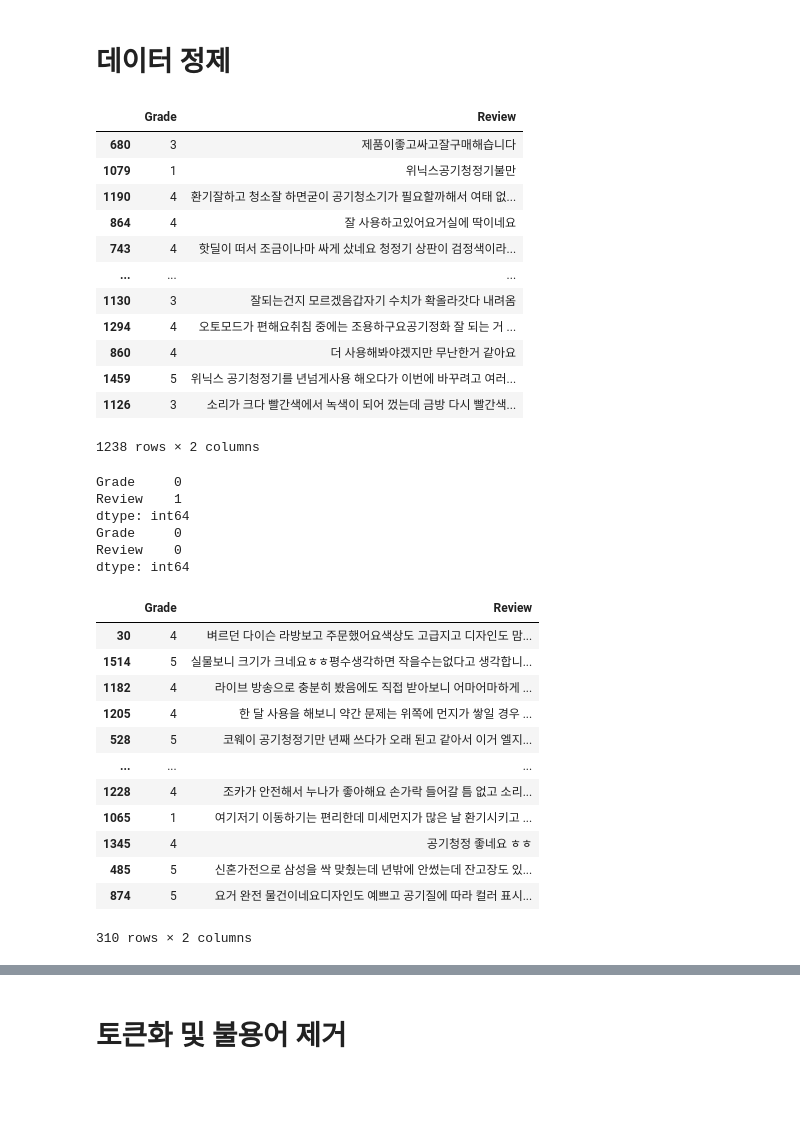
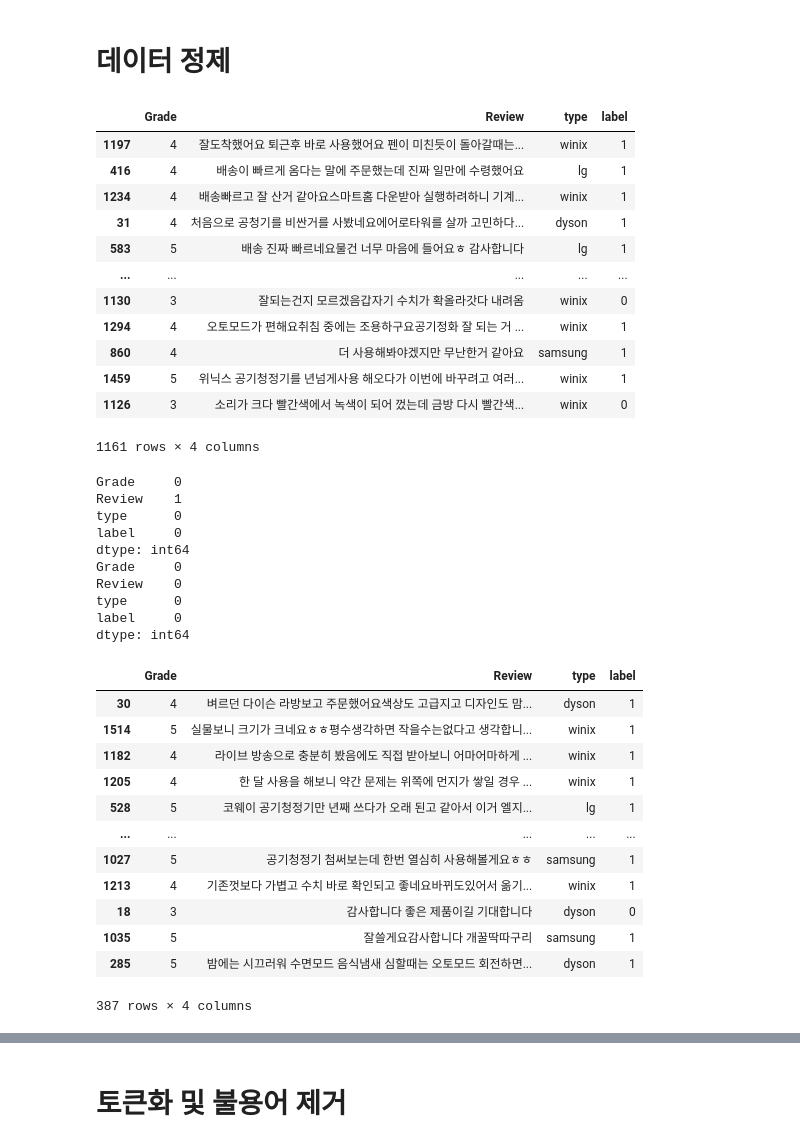
Before and after one commit to yskim1230/AIB_Section3-PJT_Deep-Learning, a Jupyter notebook: review_analysis_ipynb(별점).ipynb, the cells around one changed output, grey strips where cells are left out. Drawn from its saved outputs; the diff is of its cells as text; code cells hidden in the pictures; blank space fills up the shorter version.

```diff
--- a/review_analysis_ipynb(별점).ipynb
+++ b/review_analysis_ipynb(별점).ipynb
@@ -72,3 +72,6 @@ df
 | 1546 | 5 | 제가 생각했던거보다 크기가 커서 상당히 놀랐지만 무겁지는 않... | winix |
 | 1547 | 5 | 어제 주문했는데 오늘 오전도착이요\n특급배송이네요^^2년동안... | winix |
 1548 rows × 3 columns
+# %%
+# 4점이상이면 긍정으로 간주하고 label = 1, 3점미만이면 부정으로 간주하고 label = 0
+df['label'] = np.select([df.Grade>3], [1], default =0)
@@ -85,0 +96,5 @@ X_train, X_test, y_train, y_test = train_test_split(X, y, test_size=0.2, random_
+# %%
+from sklearn.model_selection import train_test_split
+train_data, test_data = train_test_split(df, test_size = 0.25, random_state=42)
+print(len(train_data))
+print(len(test_data))
@@ -87,54 +113,58 @@ X_train, X_test, y_train, y_test = train_test_split(X, y, test_size=0.2, random_
 # 데이터 정제
 # %%
 #train셋  정규표현식 사용, 한글과 공백을 제외하고 모두 제거
-X_train['Review'] = X_train['Review'].str.replace("[^ㄱ-ㅎㅏ-ㅣ가-힝 ]","")
-X_train
+train_data['Review'] = train_data['Review'].str.replace("[^ㄱ-ㅎㅏ-ㅣ가-힝 ]","")
+train_data
 # %% [output]
-|  | Grade | Review |
-| 680 | 3 | 제품이좋고싸고잘구매해습니다 |
-| 1079 | 1 | 위닉스공기청정기불만 |
-| 1190 | 4 | 환기잘하고 청소잘 하면굳이 공기청소기가 필요할까해서 여태 없... |
-| 864 | 4 | 잘 사용하고있어요거실에 딱이네요 |
-| 743 | 4 | 핫딜이 떠서 조금이나마 싸게 샀네요 청정기 상판이 검정색이라... |
-| ... | ... | ... |
-| 1130 | 3 | 잘되는건지 모르겠음갑자기 수치가 확올라갓다 내려옴 |
-| 1294 | 4 | 오토모드가 편해요취침 중에는 조용하구요공기정화 잘 되는 거 ... |
-| 860 | 4 | 더 사용해봐야겠지만 무난한거 같아요 |
-| 1459 | 5 | 위닉스 공기청정기를 년넘게사용 해오다가 이번에 바꾸려고 여러... |
-| 1126 | 3 | 소리가 크다 빨간색에서 녹색이 되어 껐는데 금방 다시 빨간색... |
+|  | Grade | Review | type | label |
+| 1197 | 4 | 잘도착했어요 퇴근후 바로 사용했어요 펜이 미친듯이 돌아갈때는... | winix | 1 |
+| 416 | 4 | 배송이 빠르게 옴다는 말에 주문했는데 진짜 일만에 수령했어요 | lg | 1 |
+| 1234 | 4 | 배송빠르고 잘 산거 같아요스마트홈 다운받아 실행하려하니 기계... | winix | 1 |
+| 31 | 4 | 처음으로 공청기를 비싼거를 사봤네요에어로타워를 살까 고민하다... | dyson | 1 |
+| 583 | 5 | 배송 진짜 빠르네요물건 너무 마음에 들어요ㅎ 감사합니다 | lg | 1 |
+| ... | ... | ... | ... | ... |
+| 1130 | 3 | 잘되는건지 모르겠음갑자기 수치가 확올라갓다 내려옴 | winix | 0 |
+| 1294 | 4 | 오토모드가 편해요취침 중에는 조용하구요공기정화 잘 되는 거 ... | winix | 1 |
+| 860 | 4 | 더 사용해봐야겠지만 무난한거 같아요 | samsung | 1 |
+| 1459 | 5 | 위닉스 공기청정기를 년넘게사용 해오다가 이번에 바꾸려고 여러... | winix | 1 |
+| 1126 | 3 | 소리가 크다 빨간색에서 녹색이 되어 껐는데 금방 다시 빨간색... | winix | 0 |
-1238 rows × 2 columns
+1161 rows × 4 columns
 # %%
 # train셋 nan 확인
-X_train['Review'].replace('', np.nan, inplace = True)
-print(X_train.isnull().sum())
+train_data['Review'].replace('', np.nan, inplace = True)
+print(train_data.isnull().sum())
 
 # train셋  nan 제거
-X_train = X_train.dropna(how='any')
-print(X_train.isnull().sum())
+train_data = train_data.dropna(how='any')
+print(train_data.isnull().sum())
 # %% [output]
 Grade     0
 Review    1
+type      0
+label     0
 dtype: int64
 Grade     0
 Review    0
+type      0
+label     0
 dtype: int64
 # %%
 #test셋  정규표현식 사용, 한글과 공백을 제외하고 모두 제거
-X_test['Review'] = X_test['Review'].str.replace("[^ㄱ-ㅎㅏ-ㅣ가-힝 ]","")
-X_test
+test_data['Review'] = test_data['Review'].str.replace("[^ㄱ-ㅎㅏ-ㅣ가-힝 ]","")
+test_data
 # %% [output]
-|  | Grade | Review |
-| 30 | 4 | 벼르던 다이슨 라방보고 주문했어요색상도 고급지고 디자인도 맘... |
-| 1514 | 5 | 실물보니 크기가 크네요ㅎㅎ평수생각하면 작을수는없다고 생각합니... |
-| 1182 | 4 | 라이브 방송으로 충분히 봤음에도 직접 받아보니 어마어마하게 ... |
-| 1205 | 4 | 한 달 사용을 해보니 약간 문제는 위쪽에 먼지가 쌓일 경우 ... |
-| 528 | 5 | 코웨이 공기청정기만 년째 쓰다가 오래 된고 같아서 이거 엘지... |
-| ... | ... | ... |
-| 1228 | 4 | 조카가 안전해서 누나가 좋아해요 손가락 들어갈 틈 없고 소리... |
-| 1065 | 1 | 여기저기 이동하기는 편리한데 미세먼지가 많은 날 환기시키고 ... |
-| 1345 | 4 | 공기청정 좋네요 ㅎㅎ |
-| 485 | 5 | 신혼가전으로 삼성을 싹 맞췄는데 년밖에 안썼는데 잔고장도 있... |
-| 874 | 5 | 요거 완전 물건이네요디자인도 예쁘고 공기질에 따라 컬러 표시... |
+|  | Grade | Review | type | label |
+| 30 | 4 | 벼르던 다이슨 라방보고 주문했어요색상도 고급지고 디자인도 맘... | dyson | 1 |
+| 1514 | 5 | 실물보니 크기가 크네요ㅎㅎ평수생각하면 작을수는없다고 생각합니... | winix | 1 |
+| 1182 | 4 | 라이브 방송으로 충분히 봤음에도 직접 받아보니 어마어마하게 ... | winix | 1 |
+| 1205 | 4 | 한 달 사용을 해보니 약간 문제는 위쪽에 먼지가 쌓일 경우 ... | winix | 1 |
+| 528 | 5 | 코웨이 공기청정기만 년째 쓰다가 오래 된고 같아서 이거 엘지... | lg | 1 |
+| ... | ... | ... | ... | ... |
+| 1027 | 5 | 공기청정기 첨써보는데 한번 열심히 사용해볼게요ㅎㅎ | samsung | 1 |
+| 1213 | 4 | 기존껏보다 가볍고 수치 바로 확인되고 좋네요바뀌도있어서 옮기... | winix | 1 |
+| 18 | 3 | 감사합니다 좋은 제품이길 기대합니다 | dyson | 0 |
+| 1035 | 5 | 잘쓸게요감사합니다 개꿀딱따구리 | samsung | 1 |
+| 285 | 5 | 밤에는 시끄러워 수면모드 음식냄새 심할때는 오토모드 회전하면... | dyson | 1 |
-310 rows × 2 columns
+387 rows × 4 columns
 # %%
 # train셋 nan 확인
```
Also changed, not shown: parts of 29 cells of this notebook.
